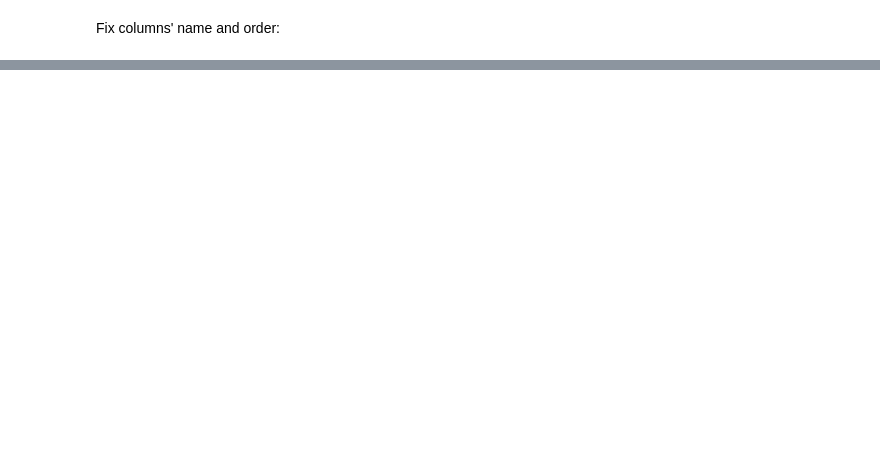
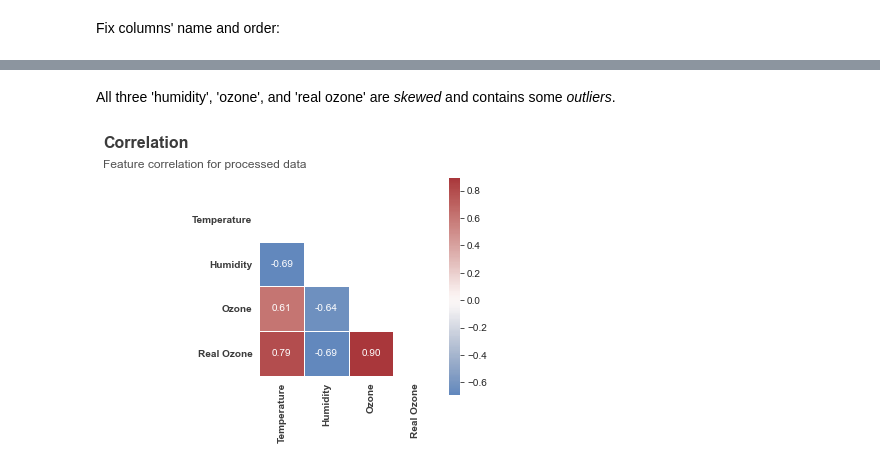
Before and after one commit to monadplus/TOML, a Jupyter notebook: project2/part2.ipynb, the cells around one changed output, grey strips where cells are left out. Drawn from its saved outputs; the diff is of its cells as text; code cells hidden in the pictures; blank space fills up the shorter version.

```diff
--- a/project2/part2.ipynb
+++ b/project2/part2.ipynb
@@ -57,0 +166,23 @@ df.describe().loc[['mean','std']]
+# %% [markdown]
+All three 'humidity', 'ozone', and 'real ozone' are *skewed* and contains some *outliers*.
+# %%
+cmap = sns.color_palette("vlag", as_cmap=True)
+
+corr = df.corr()
+mask = np.zeros_like(corr)
+mask[np.triu_indices_from(mask)] = True
+
+fig, ax = plt.subplots(figsize = (4,4))
+sns.heatmap(corr, ax=ax, fmt='.2f', cmap=cmap, annot=True,
+            center=0, mask=mask, linewidths=.5, square=True)
+ax.text(-3.5,-1.1, 'Correlation',{'size': 16, 'weight':'bold'}, alpha = 0.9)
+ax.text(-3.5,-0.65, 'Feature correlation for processed data',{'size': 12, 'weight':'normal'}, alpha = 0.8)
+ax.tick_params(axis = 'y', rotation=0)
+xticks = ['Temperature', 'Humidity', 'Ozone','Real Ozone']
+yticks = ['Temperature', 'Humidity', 'Ozone','Real Ozone']
+ax.set_xticklabels(xticks, {'size':10, 'weight':'bold'},rotation = 90, alpha = 0.9)
+ax.set_yticklabels(yticks, {'size':10, 'weight':'bold'}, rotation = 0, alpha = 0.9)
+
+fig.show()
+# %% [output]
+[figure, added]
```
Also changed, not shown: parts of 35 cells of this notebook.
